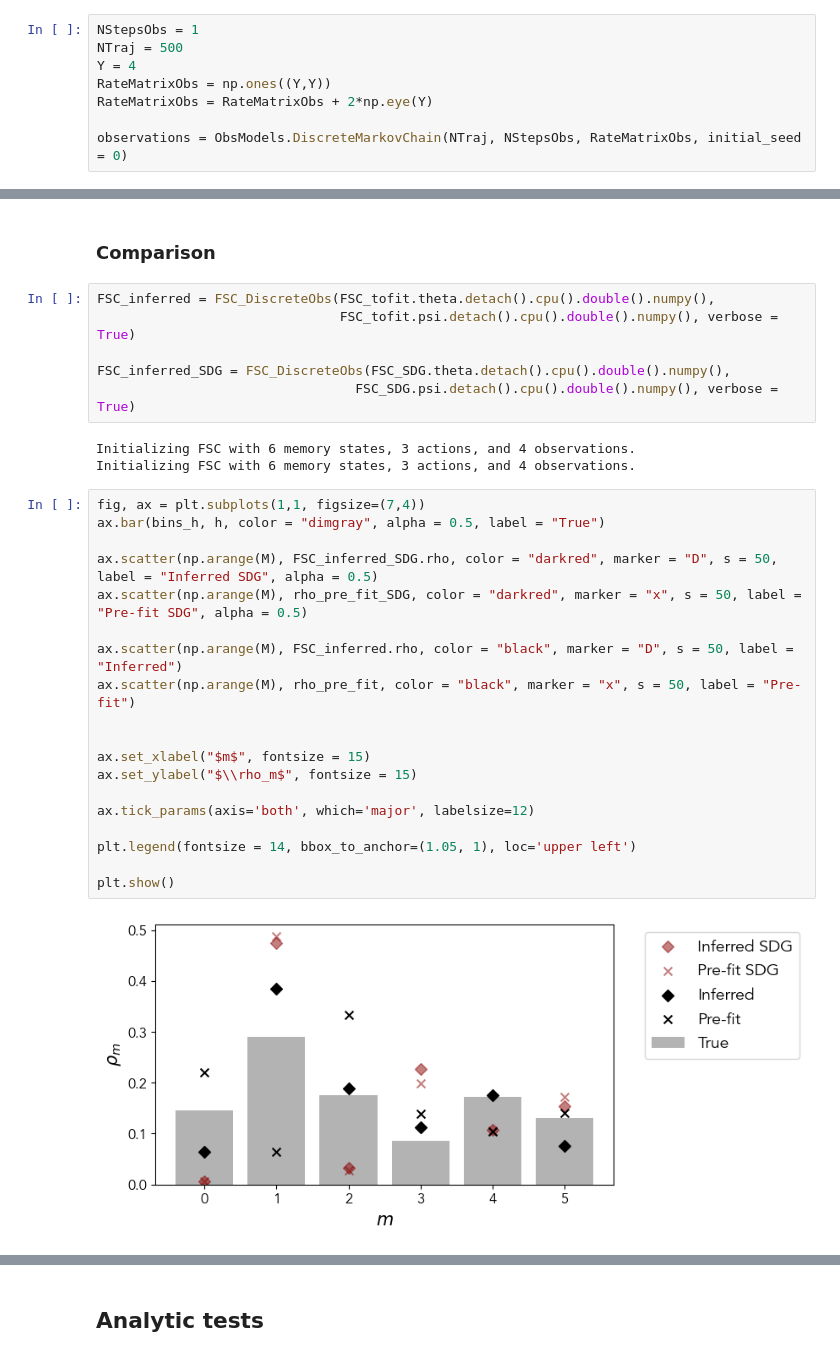
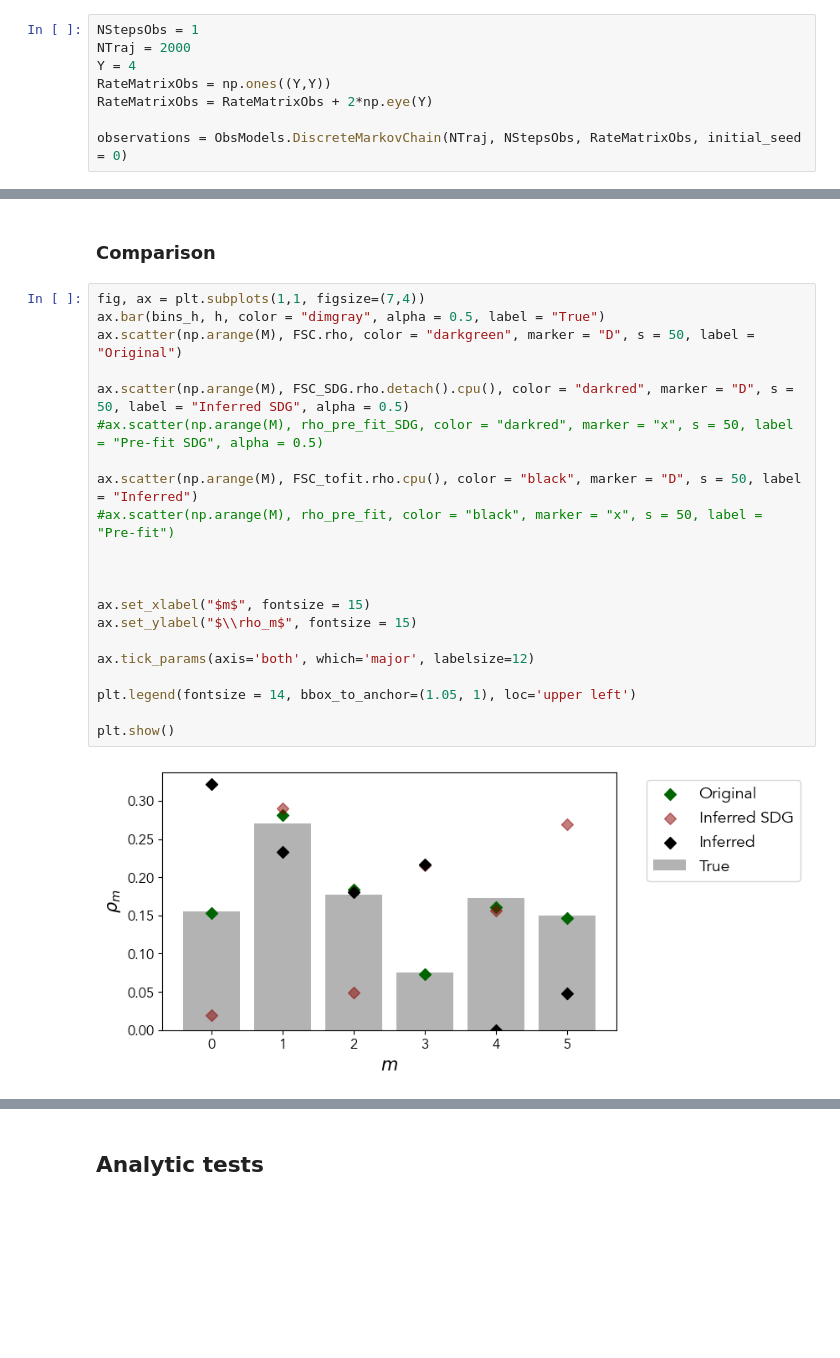
Before and after one commit to giorgionicoletti/InferenceFSCs, a Jupyter notebook: notebooks/FSC_OneStepTrajectory.ipynb, the cells around one changed output, grey strips where cells are left out. Saved outputs shown, nothing was run; the diff lists cells and outputs as text; blank space fills up the shorter version.

```diff
--- a/notebooks/FSC_OneStepTrajectory.ipynb
+++ b/notebooks/FSC_OneStepTrajectory.ipynb
@@ -287,7 +1001,7 @@ plt.show()
 # Observations, one step
 # %%
 NStepsObs = 1
-NTraj = 500
+NTraj = 2000
 Y = 4
 RateMatrixObs = np.ones((Y,Y))
 RateMatrixObs = RateMatrixObs + 2*np.eye(Y)
@@ -380,32 +1138,25 @@ Best validation loss: 1.0697418653964996 reached at epoch 3
 # %% [markdown]
 ### Comparison
-# %%
-FSC_inferred = FSC_DiscreteObs(FSC_tofit.theta.detach().cpu().double().numpy(),
-                               FSC_tofit.psi.detach().cpu().double().numpy(), verbose = True)
-
-FSC_inferred_SDG = FSC_DiscreteObs(FSC_SDG.theta.detach().cpu().double().numpy(),
-                                 FSC_SDG.psi.detach().cpu().double().numpy(), verbose = True)
-# %% [output]
-Initializing FSC with 6 memory states, 3 actions, and 4 observations.
-Initializing FSC with 6 memory states, 3 actions, and 4 observations.
 # %%
 fig, ax = plt.subplots(1,1, figsize=(7,4))
 ax.bar(bins_h, h, color = "dimgray", alpha = 0.5, label = "True")
+ax.scatter(np.arange(M), FSC.rho, color = "darkgreen", marker = "D", s = 50, label = "Original")
 
-ax.scatter(np.arange(M), FSC_inferred_SDG.rho, color = "darkred", marker = "D", s = 50, label = "Inferred SDG", alpha = 0.5)
-ax.scatter(np.arange(M), rho_pre_fit_SDG, color = "darkred", marker = "x", s = 50, label = "Pre-fit SDG", alpha = 0.5)
+ax.scatter(np.arange(M), FSC_SDG.rho.detach().cpu(), color = "darkred", marker = "D", s = 50, label = "Inferred SDG", alpha = 0.5)
+#ax.scatter(np.arange(M), rho_pre_fit_SDG, color = "darkred", marker = "x", s = 50, label = "Pre-fit SDG", alpha = 0.5)
 
-ax.scatter(np.arange(M), FSC_inferred.rho, color = "black", marker = "D", s = 50, label = "Inferred")
-ax.scatter(np.arange(M), rho_pre_fit, color = "black", marker = "x", s = 50, label = "Pre-fit")
+ax.scatter(np.arange(M), FSC_tofit.rho.cpu(), color = "black", marker = "D", s = 50, label = "Inferred")
+#ax.scatter(np.arange(M), rho_pre_fit, color = "black", marker = "x", s = 50, label = "Pre-fit")
+
 
 
 ax.set_xlabel("$m$", fontsize = 15)
 ax.set_ylabel("$\\rho_m$", fontsize = 15)
 
 ax.tick_params(axis='both', which='major', labelsize=12)
 
 plt.legend(fontsize = 14, bbox_to_anchor=(1.05, 1), loc='upper left')
 
 plt.show()
 # %% [output]
-[figure, old version]
+[figure, new version]
```
Also changed, not shown: parts of 154 cells of this notebook, 8 other files.
